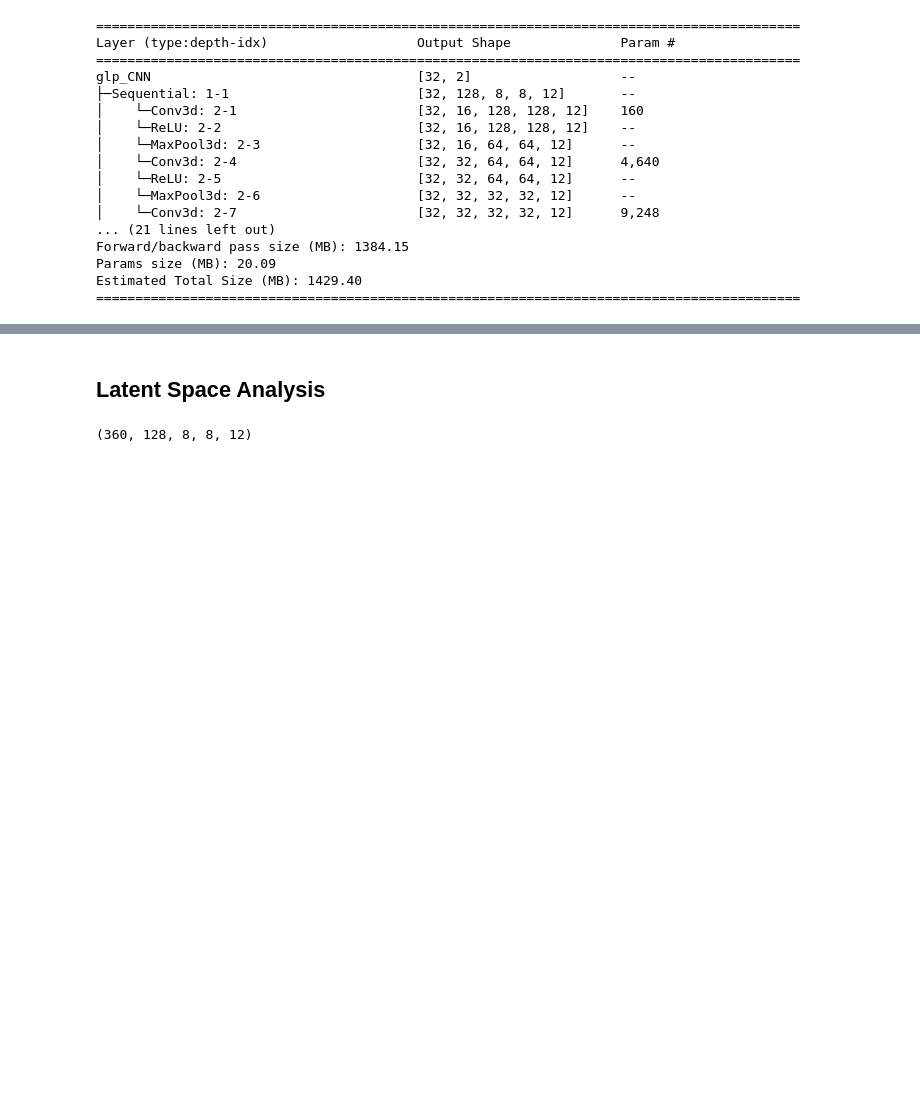
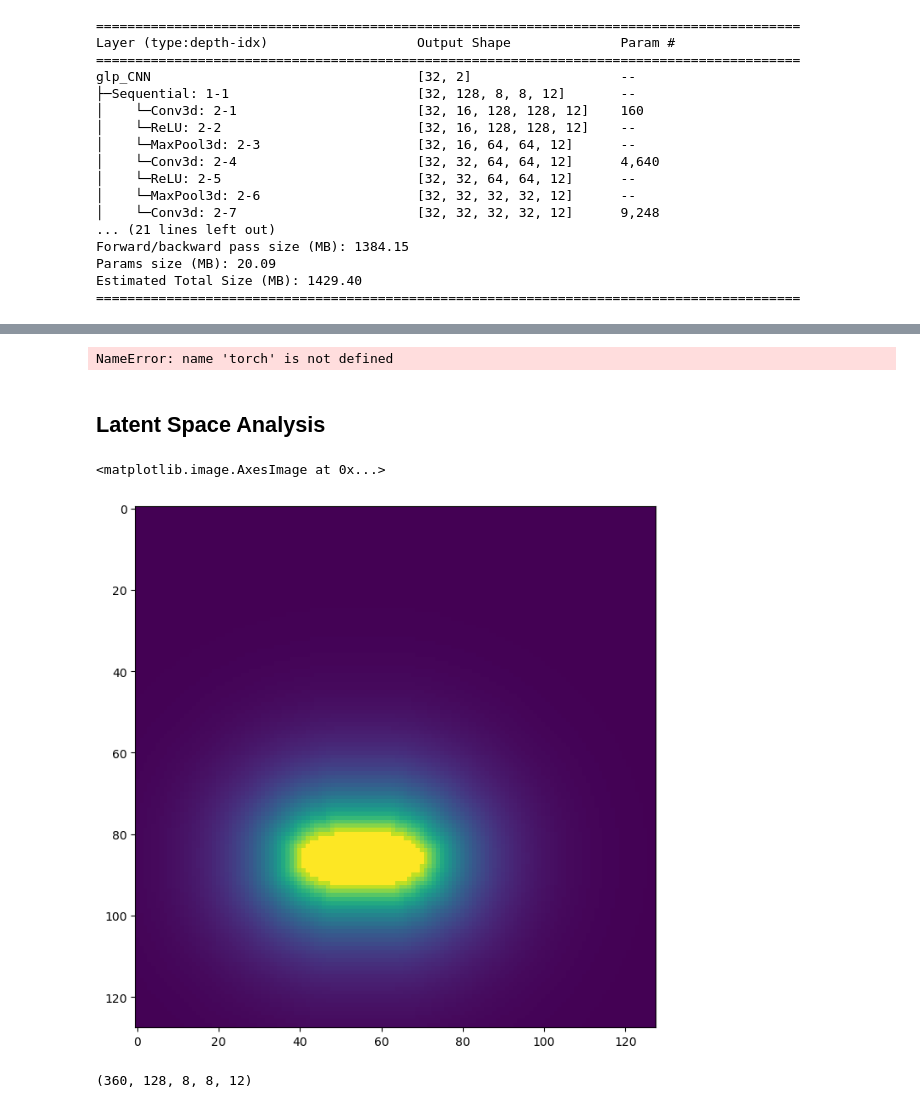
Before and after one commit to zyjux/glp, a Jupyter notebook: synth_data_network.ipynb, the cells around one changed output, grey strips where cells are left out. Cells and saved outputs as stored; diff of their text form; code cells hidden in the pictures; blank space fills up the shorter version.

```diff
--- a/synth_data_network.ipynb
+++ b/synth_data_network.ipynb
@@ -578,3 +579,7 @@ Done! Total training time: 4 minutes, 8.25 seconds, average epoch time: 24.83 se
+# %%
+torch.save(glp_model.state_dict(), './saved_models/synth_data_network_glp.pt')
+# %% [output]
+NameError: name 'torch' is not defined
 # %% [markdown]
 ## Latent Space Analysis
 # %%
@@ -597,3 +629,9 @@ glp_latent = np.array(glp_latent)
+# %%
+F, ax = plt.subplots(1, 1, figsize=(8, 8))
+ax.imshow(test_ellipse)
+# %% [output]
+<matplotlib.image.AxesImage at 0x...>
+[figure, added]
 # %%
 full_latent.shape
 # %% [output]
```
Also changed, not shown: parts of 20 cells of this notebook, 1 other file.
